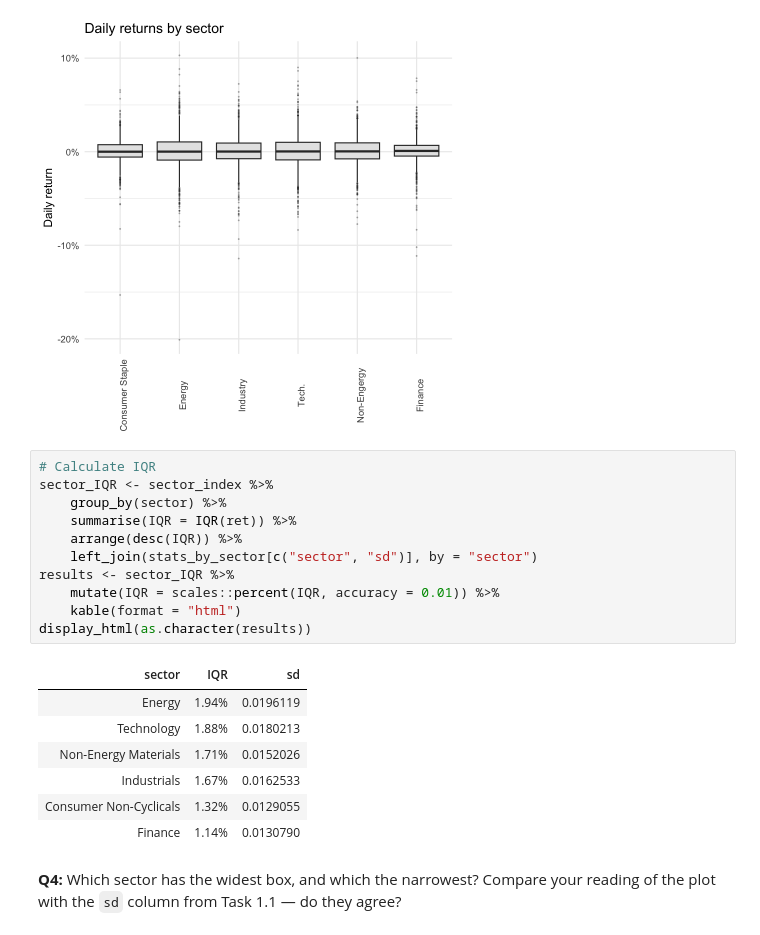
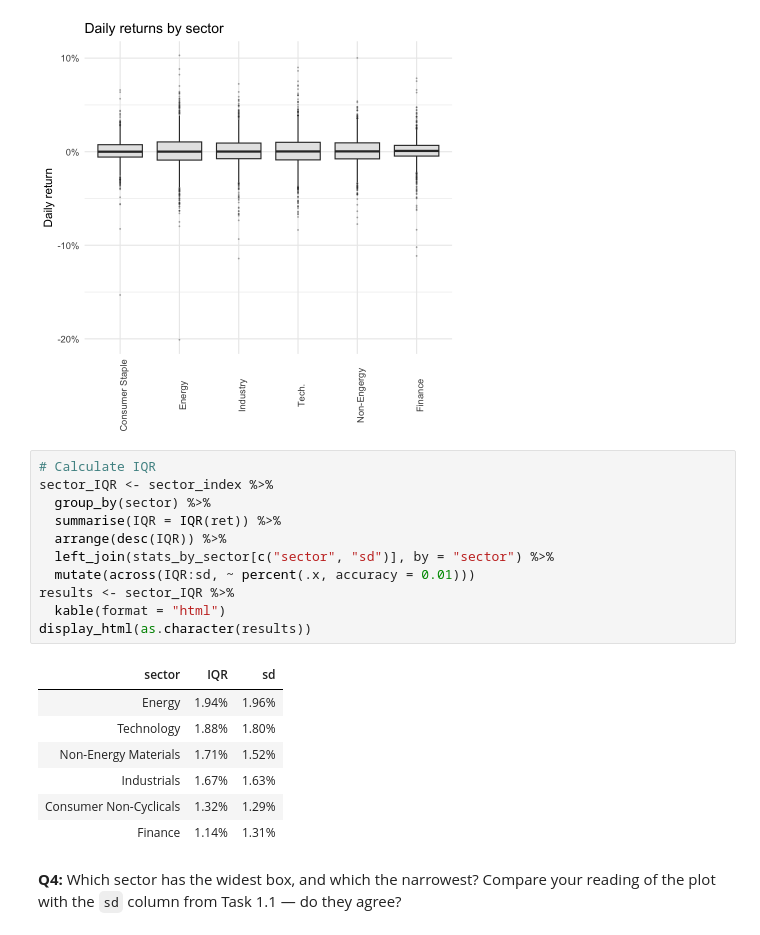
Before and after one commit to my1396/FIN5005, a Jupyter notebook: 02_Lab-2_Data_Visualization_Asset_Returns.ipynb, the cells around one changed output. Saved outputs shown, nothing was run; the diff lists cells and outputs as text.

```diff
--- a/02_Lab-2_Data_Visualization_Asset_Returns.ipynb
+++ b/02_Lab-2_Data_Visualization_Asset_Returns.ipynb
@@ -170,22 +170,22 @@ ggplot(sector_index, aes(x = sector, y = ret)) +
 # %%
 # Calculate IQR
 sector_IQR <- sector_index %>%
-    group_by(sector) %>%
-    summarise(IQR = IQR(ret)) %>%
-    arrange(desc(IQR)) %>%
-    left_join(stats_by_sector[c("sector", "sd")], by = "sector")
+  group_by(sector) %>%
+  summarise(IQR = IQR(ret)) %>%
+  arrange(desc(IQR)) %>%
+  left_join(stats_by_sector[c("sector", "sd")], by = "sector") %>%
+  mutate(across(IQR:sd, ~ percent(.x, accuracy = 0.01)))
 results <- sector_IQR %>%
-    mutate(IQR = scales::percent(IQR, accuracy = 0.01)) %>%
-    kable(format = "html")
+  kable(format = "html")
 display_html(as.character(results))
 # %% [output]
 | sector | IQR | sd |
-| Energy | 1.94% | 0.0196119 |
-| Technology | 1.88% | 0.0180213 |
-| Non-Energy Materials | 1.71% | 0.0152026 |
-| Industrials | 1.67% | 0.0162533 |
-| Consumer Non-Cyclicals | 1.32% | 0.0129055 |
-| Finance | 1.14% | 0.0130790 |
+| Energy | 1.94% | 1.96% |
+| Technology | 1.88% | 1.80% |
+| Non-Energy Materials | 1.71% | 1.52% |
+| Industrials | 1.67% | 1.63% |
+| Consumer Non-Cyclicals | 1.32% | 1.29% |
+| Finance | 1.14% | 1.31% |
 # %% [markdown]
 **Q4:** Which sector has the widest box, and which the narrowest? Compare your reading of the plot with the `sd` column from Task 1.1 — do they agree?
 # %% [markdown]
```
Also changed, not shown: parts of 1 cell of this notebook, 40 other files.
